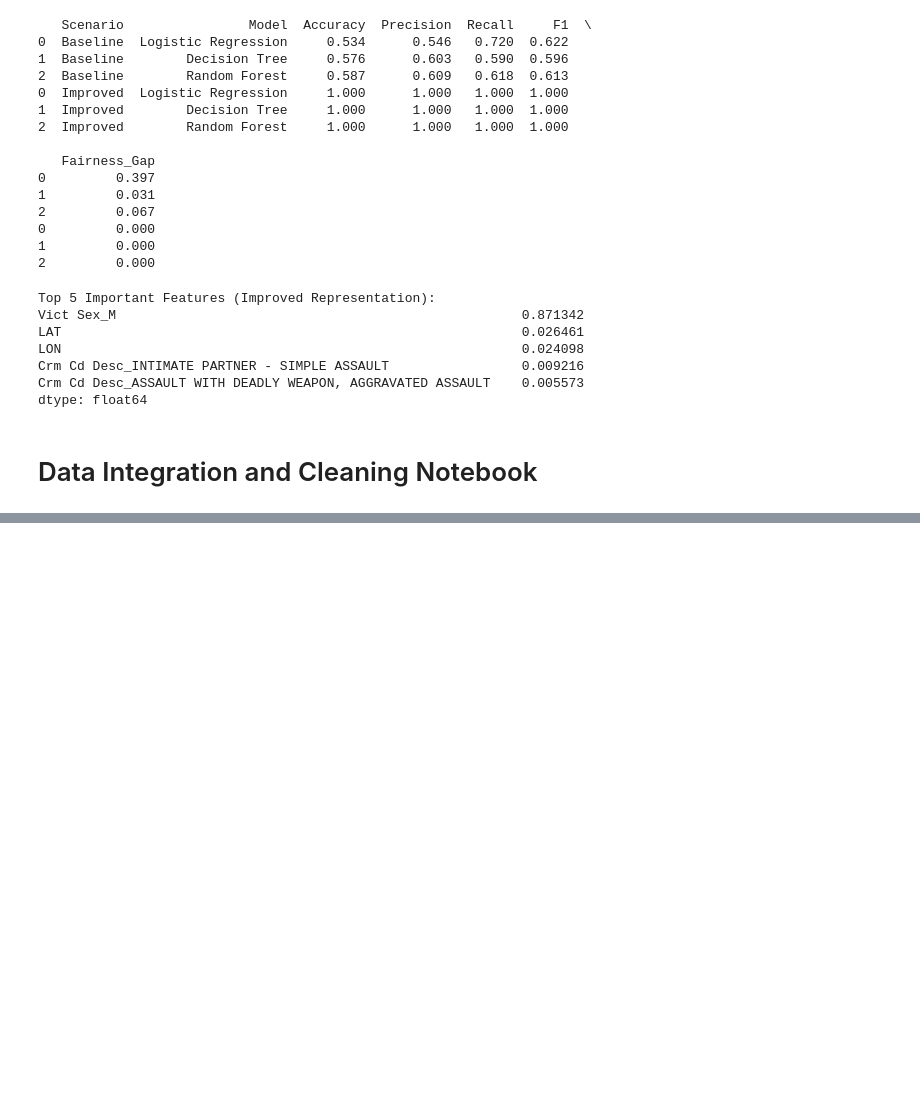
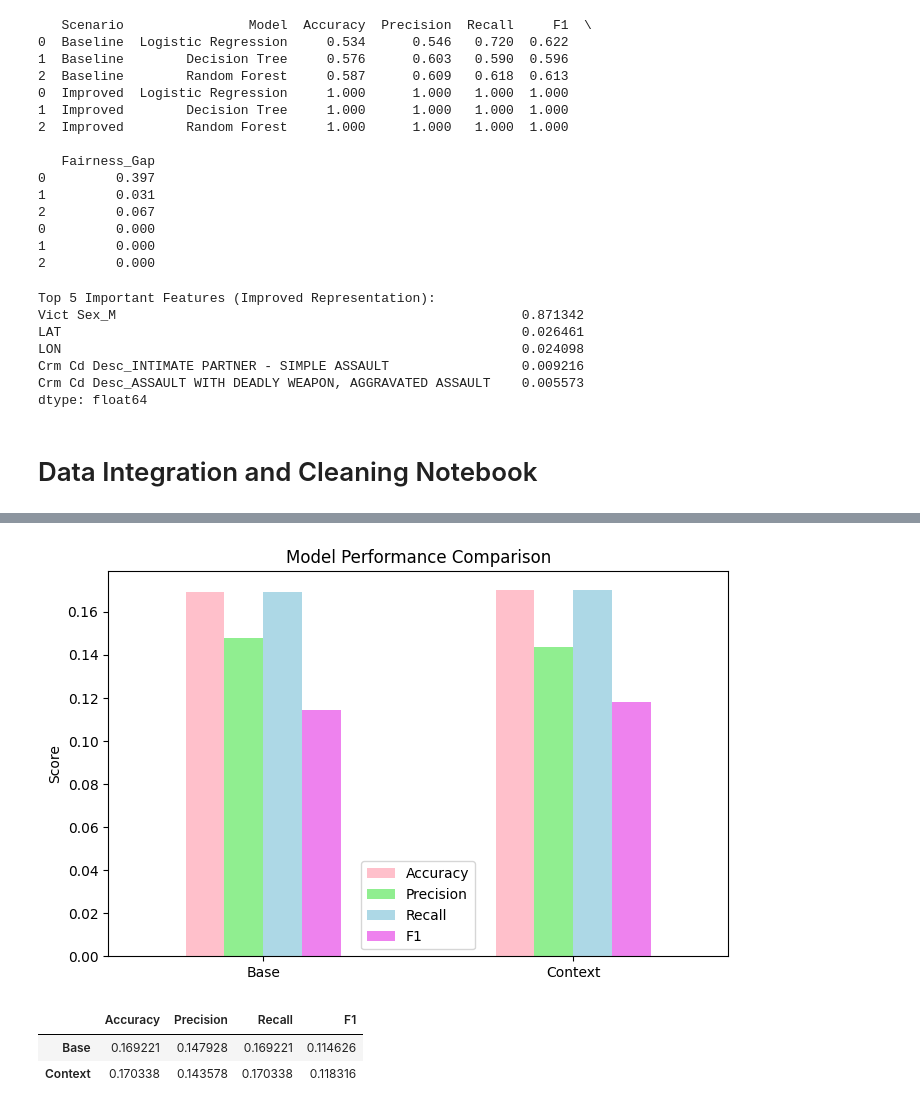
Before and after one commit to smmurali/DTSC_3602, a Jupyter notebook: dtsc3602_eda.ipynb, the cells around one changed output, grey strips where cells are left out. Cells and saved outputs as stored; diff of their text form; code cells hidden in the pictures; blank space fills up the shorter version.

```diff
--- a/dtsc3602_eda.ipynb
+++ b/dtsc3602_eda.ipynb
@@ -13,7 +13,7 @@ import warnings
 warnings.filterwarnings('ignore')
 
 # Load data
-df = pd.read_csv("C:/Users/smrit/OneDrive/Desktop/DTSC 3602/DTSC_3602/Project/Datasets/Crime Data/Crime_Data_from_2020_to_Present.csv", low_memory=False)
+df = pd.read_csv("C:/Users/smrit/OneDrive/Desktop/DTSC 3602/Project/Datasets/Crime Data/Crime_Data_from_2020_to_Present.csv", low_memory=False)
 cols = ['AREA NAME', 'Crm Cd Desc', 'Vict Sex', 'Vict Age', 'LAT', 'LON']
 df = df[cols].dropna()
 df = df[df['Vict Sex'].isin(['M', 'F'])]
@@ -220,0 +418,13 @@ plt.show()
+# %%
+target = 'Crm Cd Desc'
+base_features = ['Vict Age', 'Vict Sex', 'Vict Descent', 'AREA NAME']
+context_features = base_features + ['avg_area_income', 'crime_count','income_bracket']
+
+merged_df = merged_df.dropna(subset=[target])
+# %%
+X_base = merged_df[base_features]
+X_context = merged_df[context_features]
+y = merged_df[target]
+
+X_train_b, X_test_b, y_train_b, y_test_b = train_test_split(X_base, y, test_size=0.3, random_state=42)
+X_train_c, X_test_c, y_train_c, y_test_c = train_test_split(X_context, y, test_size=0.3, random_state=42)
@@ -220,0 +472,3 @@ plt.show()
+# %%
+base_model.fit(X_train_b, y_train_b)
+context_model.fit(X_train_c, y_train_c)
@@ -220,0 +493,25 @@ plt.show()
+# %%
+def evaluate(model, X_test, y_test):
+    preds = model.predict(X_test)
+    return {
+        'Accuracy': accuracy_score(y_test, preds),
+        'Precision': precision_score(y_test, preds, average='weighted', zero_division=0),
+        'Recall': recall_score(y_test, preds, average='weighted', zero_division=0),
+        'F1': f1_score(y_test, preds, average='weighted', zero_division=0)
+    }
+
+base_metrics = evaluate(base_model, X_test_b, y_test_b)
+context_metrics = evaluate(context_model, X_test_c, y_test_c)
+
+compare_df = pd.DataFrame([base_metrics, context_metrics], index=['Base', 'Context'])
+compare_df.plot(kind='bar', figsize=(8,5), color=['pink', 'lightgreen', 'lightblue', 'violet'])
+plt.title("Model Performance Comparison")
+plt.ylabel("Score")
+plt.xticks(rotation=0)
+plt.show()
+compare_df
+# %% [output]
+[figure, added]
+|  | Accuracy | Precision | Recall | F1 |
+| Base | 0.169221 | 0.147928 | 0.169221 | 0.114626 |
+| Context | 0.170338 | 0.143578 | 0.170338 | 0.118316 |
```
Also changed, not shown: parts of 30 cells of this notebook.
